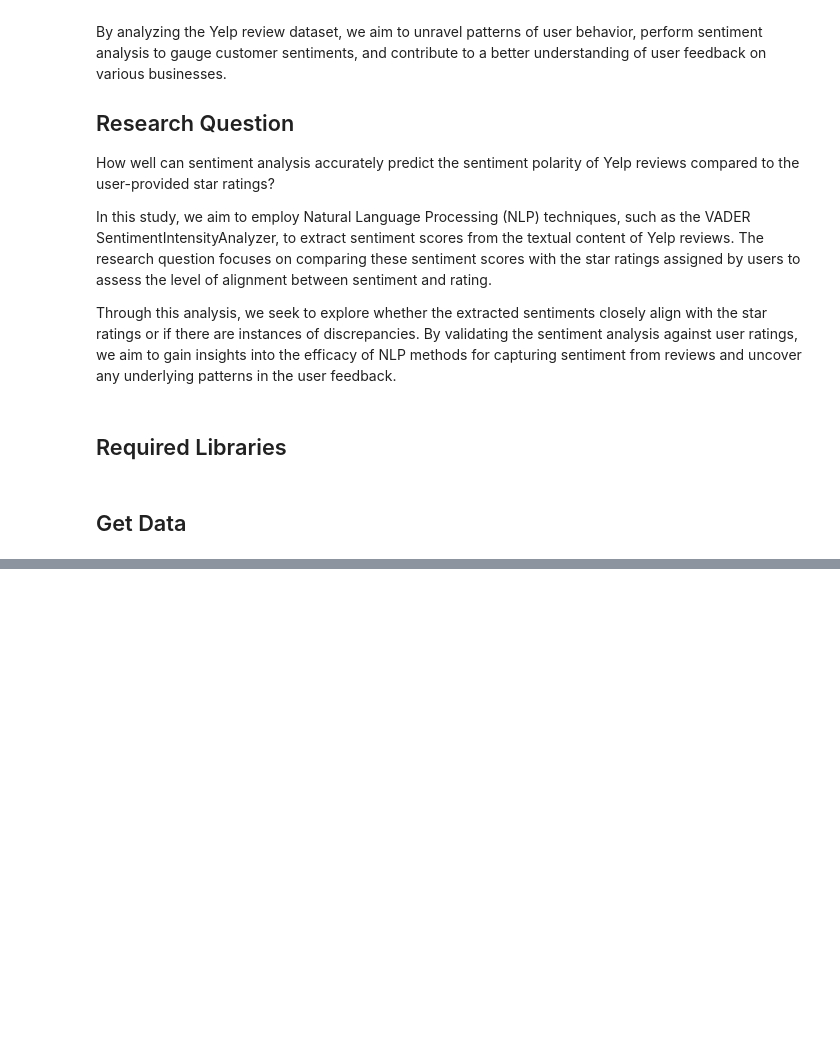
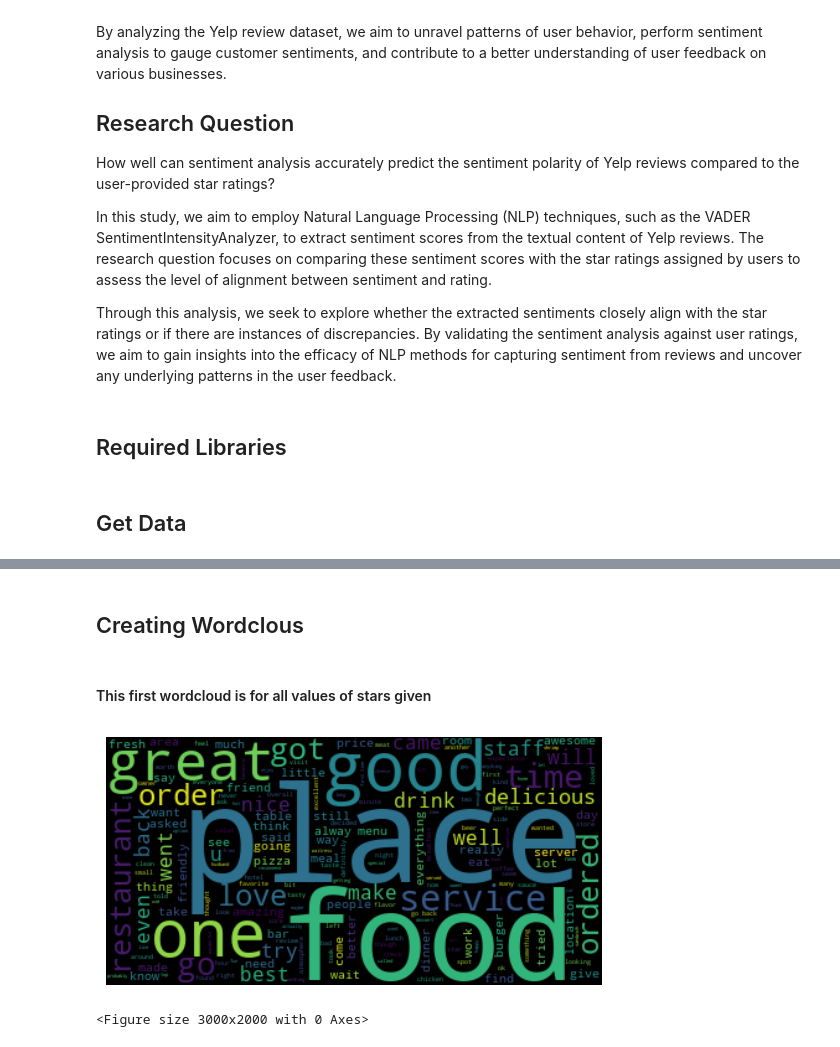
Before and after one commit to lonnagee/4447-Project, a Jupyter notebook: notebooks/COMP4447 Final Project - NLP Analysis.ipynb, the cells around one changed output, grey strips where cells are left out. Drawn from its saved outputs; the diff is of its cells as text; code cells hidden in the pictures; blank space fills up the shorter version.

```diff
--- a/notebooks/COMP4447 Final Project - NLP Analysis.ipynb
+++ b/notebooks/COMP4447 Final Project - NLP Analysis.ipynb
@@ -151,12 +178,17 @@ sns.countplot(x = 'stars', data = reviews_df)
+# %% [markdown]
+## Creating Wordclous
+# %% [markdown]
+#### This first wordcloud is for all values of stars given
 # %%
 stopwords = set(STOPWORDS)
-
-# Wordcloud for all stars in dataset
 
 all_words = " ".join(review for review in reviews_df['text'])
 all_wc = WordCloud(stopwords = stopwords).generate(all_words)
 
 plt.imshow(all_wc, interpolation='bilinear')
 plt.axis("off")
-plt.figure(figsize = (16,10))
+plt.figure(figsize = (30,20))
 plt.show()
+# %% [output]
+[figure, added]
+<Figure size 3000x2000 with 0 Axes>
```
Also changed, not shown: parts of 43 cells of this notebook, 1 other file.
